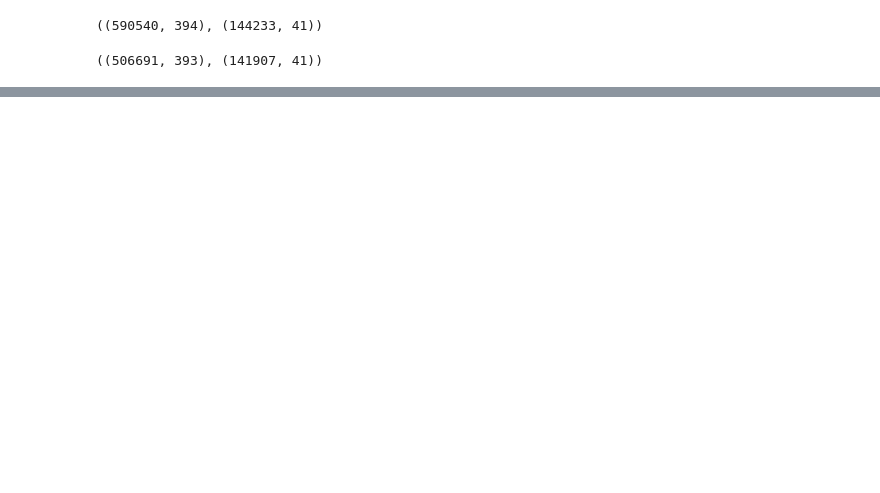
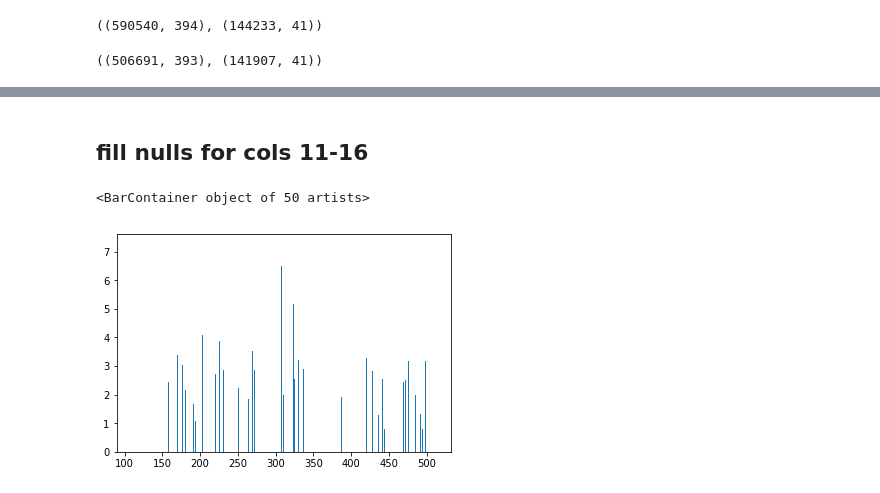
Before and after one commit to gupta-d/Fraud-Detection-with-Keras-Auro-Encoders, a Jupyter notebook: training.ipynb, the cells around one changed output, grey strips where cells are left out. Saved outputs shown, nothing was run; the diff lists cells and outputs as text; code cells hidden in the pictures; blank space fills up the shorter version.

Commit message:
after filling nulls

```diff
--- a/training.ipynb
+++ b/training.ipynb
@@ -292,0 +259,11 @@ dfcopy = df.copy()
+# %%
+# Next we will use combination of card4, card6 values to triangulate missing values in other card columns
+for card in ['card2' ,'card3', 'card4', 'card5', 'card6']:
+    print(f' filling-in {card} Nulls')
+
+    df[card] = df.apply(
+        lambda row: dfg_card[card][(dfg_card.card4 == row.card4) & (dfg_card.card6 == row.card6)].mode()[0] if ((pd.isnull(row[card])) and
+                                                                            (len(dfg_card[card][(dfg_card.card4 == row.card4) & (dfg_card.card6 == row.card6)].mode().tolist()) !=0))   else row[card],axis=1) # pd.isnull(row[card]) is used as row[card].isnull() is throwing error for card4(type str)
+
+print(f"Count of NaN's in card columns after filling in from dfg_card:")
+df[['card2' ,'card3', 'card4', 'card5', 'card6']].isnull().sum()
@@ -292,0 +283,7 @@ dfcopy = df.copy()
+# %%
+# lets fill rest of the nulls with mode of entire columns
+
+for feature in ['card2' ,'card3', 'card4', 'card5', 'card6']:
+    df[feature] = df[feature].fillna(df[feature].mode()[0])
+print(f"Count of NaN's in card columns after filling in from dfg_card:")
+df[['card2' ,'card3', 'card4', 'card5', 'card6']].isnull().sum()
@@ -292,0 +304,2 @@ dfcopy = df.copy()
+# %% [markdown]
+## fill nulls for cols 11-16
@@ -293 +314,20 @@ dfcopy = df.copy()
+# %%
+def histogram_feat(feature, df):
+    top10 = df[feature].value_counts().nlargest(50).index.tolist()
+    xlist = top10
+    ylist = []
+    for idx in top10:
+        total = df[feature][df[feature] == idx].count()
+        frauds = df[feature][(df[feature] == idx) & (df.isFraud == 1)].count()
+        percent_frauds = round(100*frauds/total, 2)
+        ylist.append(percent_frauds)
+    return(xlist, ylist)
+# %%
+xlist, ylist = histogram_feat('addr1', df)
+# %%
+# xlist, ylist
+plt.bar(xlist, ylist)
+# %% [output]
+<BarContainer object of 50 artists>
+[figure, added]
 # %%
```
Also changed, not shown: parts of 95 cells of this notebook.
